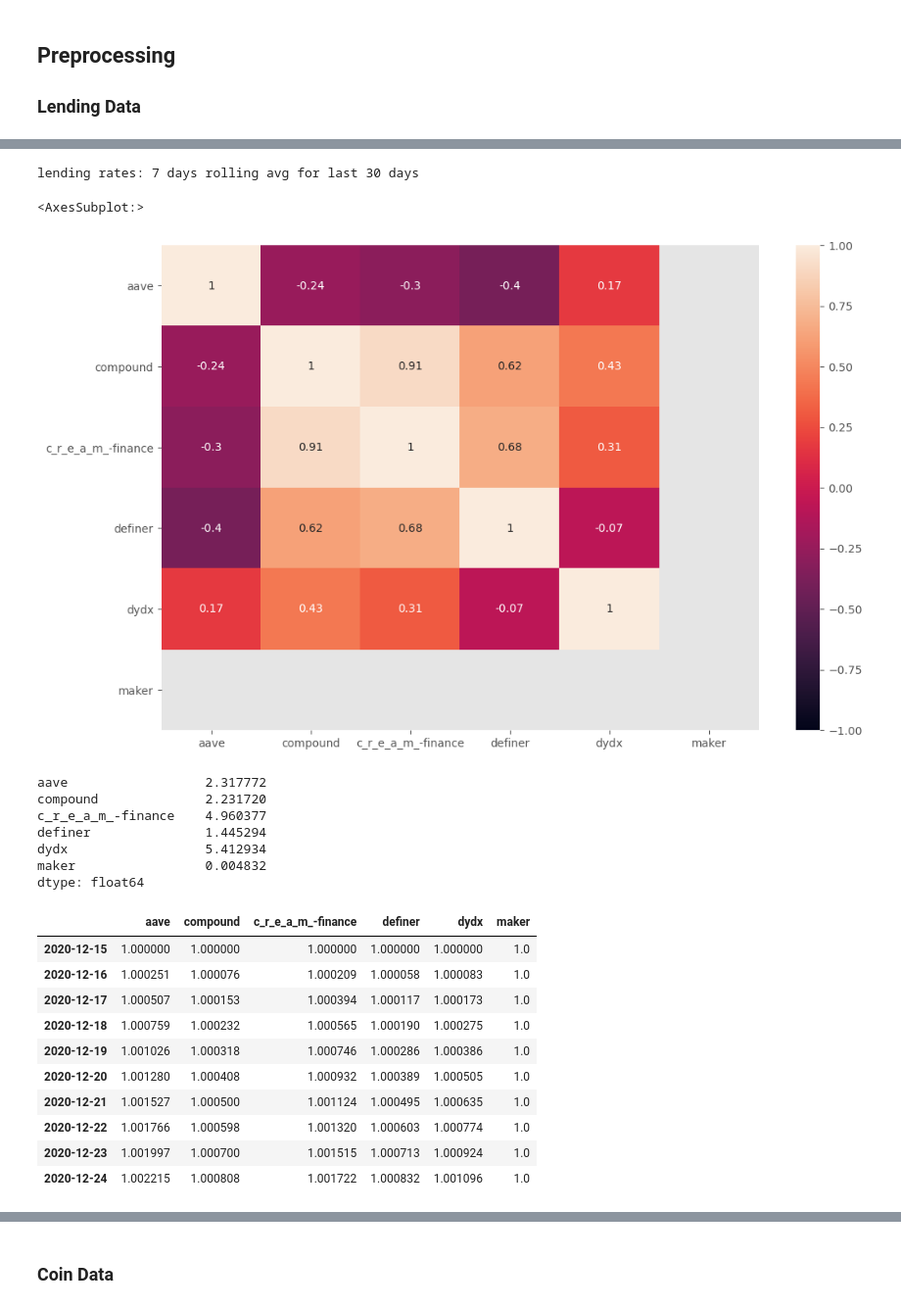
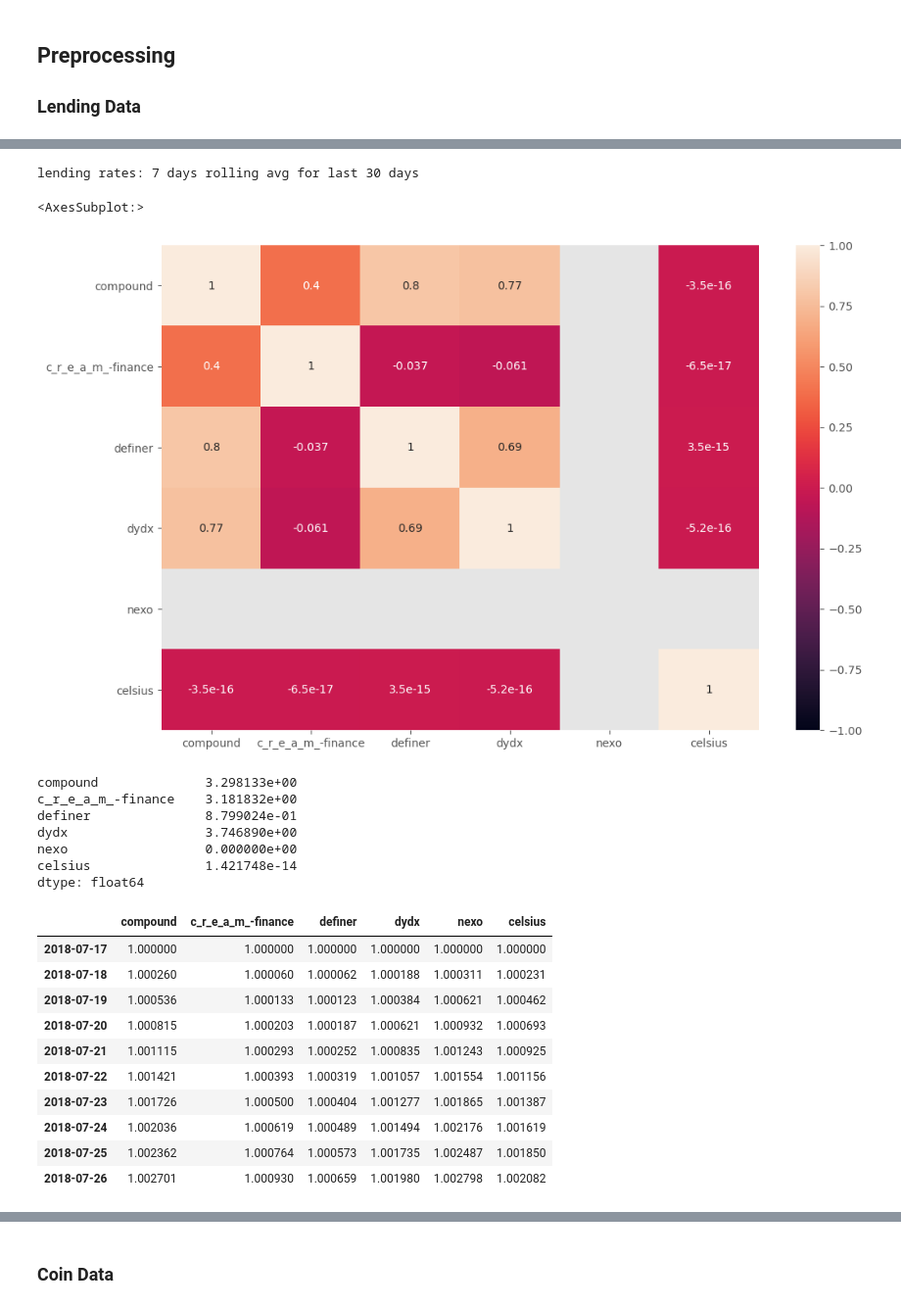
Before and after one commit to AffineLabs/contracts, a Jupyter notebook: notebook/adib/portfolio_opt.ipynb, the cells around one changed output, grey strips where cells are left out. Shown at 98% size. Drawn from its saved outputs; the diff is of its cells as text; code cells hidden in the pictures.

Commit message:
added more constraints for portfolio opt and added roi data

```diff
--- a/notebook/adib/portfolio_opt.ipynb
+++ b/notebook/adib/portfolio_opt.ipynb
@@ -22,7 +22,9 @@ plt.rcParams['figure.dpi'] = 100
 ### Lending Data
 # %%
 data_dir = "../data/lending_data/"
-datasets = [str(f) for f in listdir(data_dir) if isfile(join(data_dir, f))]
+skip_files = {"aave.csv", "maker.csv"}
+datasets = [str(f) for f in listdir(data_dir) if isfile(join(data_dir,
+                                                             f)) and str(f) not in skip_files]
 money_market_dfs = {dataset[:-4] : pd.read_csv(data_dir+dataset, index_col=0)  for dataset in datasets}
 
 def impute_data(df, start):
@@ -33,12 +35,15 @@ def impute_data(df, start):
     start_date = datetime.strptime(start,"%Y-%m-%d").date()
     df_start_date = df.index[0]
     ndays = (df_start_date - start_date).days
-    assert ndays <= len(df), ndays
-    df2 = df[:ndays].copy()
+    if ndays <= 0:
+        return df
+    assert len(df) >= 180, len(df)
+    df2 = df[:90].copy()
+    while len(df2) < ndays:
+        df2 = df2.append(df2)
+    df2 = df2[:ndays]
     df2.index = [start_date+timedelta(i) for i in range(ndays)]
     return df2.append(df)
-
-
 
 def merge_dfs(dfs, return_col):
     """
@@ -91,7 +94,11 @@ plt.show()
-# %%
-# impute 2 months of data to aave
-money_market_dfs["aave"] = impute_data(money_market_dfs["aave"], '2020-12-15')
+# %%
+# impute data
+start_date = '2018-07-17'
+for market in money_market_dfs.keys():
+    money_market_dfs[market] = impute_data(money_market_dfs[market], start_date)
 # %%
 lend_rates_df = merge_dfs(money_market_dfs, "lend_rate")
+lend_rates_df["nexo"] = 12.0 # usdc, usdt
+lend_rates_df["celsius"] = 8.8 # usdc, usdt
 lend_rates_df.head(10)
 # %% [output]
@@ -126,19 +133,19 @@ lending rates: 7 days rolling avg
 # %%
 print("lending rates: 7 days rolling avg for last 30 days")
-sns.heatmap(lend_rates_df.head(30).corr(), vmin=-1, vmax=1, annot=True)
+sns.heatmap(lend_rates_df.tail(30).corr(), vmin=-1, vmax=1, annot=True)
 # %% [output]
 lending rates: 7 days rolling avg for last 30 days
 <AxesSubplot:>
-[figure, old version]
+[figure, new version]
 # %%
 lend_rates_df.std()
 # %% [output]
-aave                  2.317772
-compound              2.231720
-c_r_e_a_m_-finance    4.960377
-definer               1.445294
-dydx                  5.412934
-maker                 0.004832
+compound              3.298133e+00
+c_r_e_a_m_-finance    3.181832e+00
+definer               8.799024e-01
+dydx                  3.746890e+00
+nexo                  0.000000e+00
+celsius               1.421748e-14
 dtype: float64
 # %%
 # start with $1, and apply daily yield each day to convert
@@ -153,17 +160,17 @@ for i, date in enumerate(lend_rates_df.index):
 amm_returns_df = pd.DataFrame(amm_returns, index=lend_rates_df.index)
 amm_returns_df.head(10)
 # %% [output]
-|  | aave | compound | c_r_e_a_m_-finance | definer | dydx | maker |
-| 2020-12-15 | 1.000000 | 1.000000 | 1.000000 | 1.000000 | 1.000000 | 1.0 |
-| 2020-12-16 | 1.000251 | 1.000076 | 1.000209 | 1.000058 | 1.000083 | 1.0 |
-| 2020-12-17 | 1.000507 | 1.000153 | 1.000394 | 1.000117 | 1.000173 | 1.0 |
-| 2020-12-18 | 1.000759 | 1.000232 | 1.000565 | 1.000190 | 1.000275 | 1.0 |
-| 2020-12-19 | 1.001026 | 1.000318 | 1.000746 | 1.000286 | 1.000386 | 1.0 |
-| 2020-12-20 | 1.001280 | 1.000408 | 1.000932 | 1.000389 | 1.000505 | 1.0 |
-| 2020-12-21 | 1.001527 | 1.000500 | 1.001124 | 1.000495 | 1.000635 | 1.0 |
-| 2020-12-22 | 1.001766 | 1.000598 | 1.001320 | 1.000603 | 1.000774 | 1.0 |
-| 2020-12-23 | 1.001997 | 1.000700 | 1.001515 | 1.000713 | 1.000924 | 1.0 |
-| 2020-12-24 | 1.002215 | 1.000808 | 1.001722 | 1.000832 | 1.001096 | 1.0 |
+|  | compound | c_r_e_a_m_-finance | definer | dydx | nexo | celsius |
+| 2018-07-17 | 1.000000 | 1.000000 | 1.000000 | 1.000000 | 1.000000 | 1.000000 |
+| 2018-07-18 | 1.000260 | 1.000060 | 1.000062 | 1.000188 | 1.000311 | 1.000231 |
+| 2018-07-19 | 1.000536 | 1.000133 | 1.000123 | 1.000384 | 1.000621 | 1.000462 |
+| 2018-07-20 | 1.000815 | 1.000203 | 1.000187 | 1.000621 | 1.000932 | 1.000693 |
+| 2018-07-21 | 1.001115 | 1.000293 | 1.000252 | 1.000835 | 1.001243 | 1.000925 |
+| 2018-07-22 | 1.001421 | 1.000393 | 1.000319 | 1.001057 | 1.001554 | 1.001156 |
+| 2018-07-23 | 1.001726 | 1.000500 | 1.000404 | 1.001277 | 1.001865 | 1.001387 |
+| 2018-07-24 | 1.002036 | 1.000619 | 1.000489 | 1.001494 | 1.002176 | 1.001619 |
+| 2018-07-25 | 1.002362 | 1.000764 | 1.000573 | 1.001735 | 1.002487 | 1.001850 |
+| 2018-07-26 | 1.002701 | 1.000930 | 1.000659 | 1.001980 | 1.002798 | 1.002082 |
 # %%
 amm_returns_df.tail(10)
 # %% [output]
```
Also changed, not shown: parts of 35 cells of this notebook, 1 other file.
